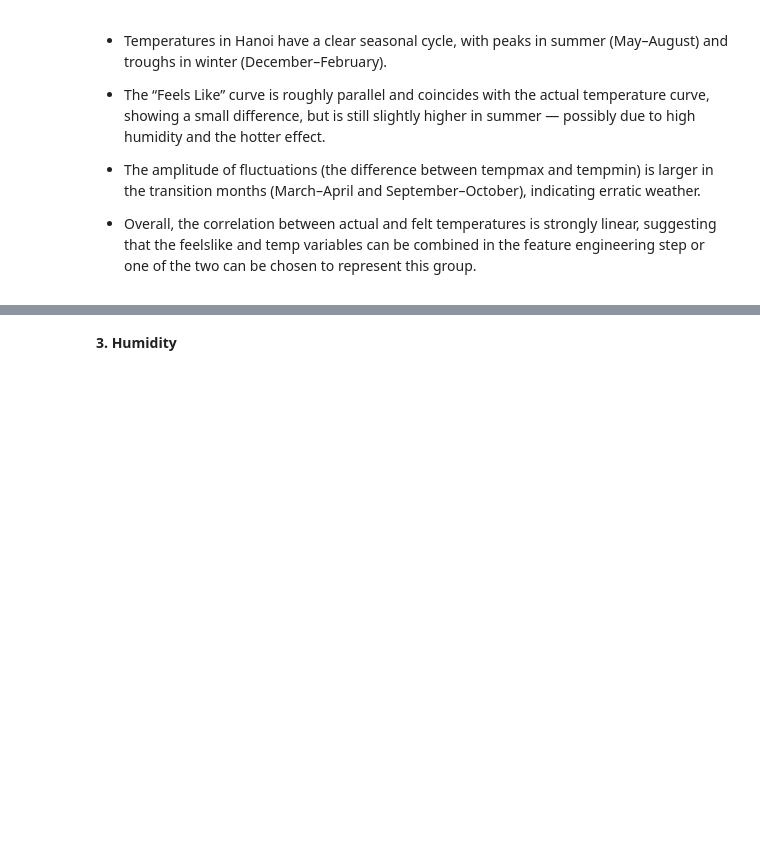
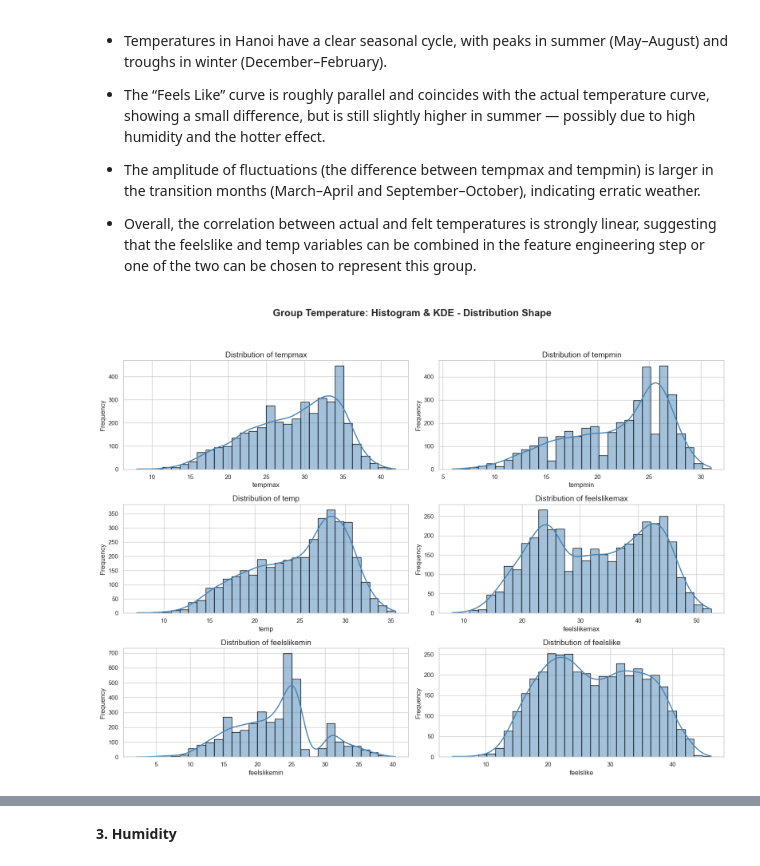
Before and after one commit to tungvoi38/Machine_Learning_Group_3, a Jupyter notebook: temperature_prediction_Hanoi/notebooks/01-data_understanding.ipynb, the cells around one changed output, grey strips where cells are left out. Drawn from its saved outputs; the diff is of its cells as text; code cells hidden in the pictures; blank space fills up the shorter version.

Commit message:
frequency distribution

```diff
--- a/temperature_prediction_Hanoi/notebooks/01-data_understanding.ipynb
+++ b/temperature_prediction_Hanoi/notebooks/01-data_understanding.ipynb
@@ -273,3 +273,29 @@ plt.show()
 - The amplitude of fluctuations (the difference between tempmax and tempmin) is larger in the transition months (March–April and September–October), indicating erratic weather.
 
 - Overall, the correlation between actual and felt temperatures is strongly linear, suggesting that the feelslike and temp variables can be combined in the feature engineering step or one of the two can be chosen to represent this group.
+# %%
+group_name = 'Temperature'
+features = ['tempmax', 'tempmin', 'temp', 'feelslikemax', 'feelslikemin', 'feelslike']
+
+n_features = len(features)
+n_cols = 2
+n_rows = int(np.ceil(n_features / n_cols))
+plt.rcParams['figure.figsize'] = (16, 4 * n_rows)
+
+fig_hist, axes_hist = plt.subplots(n_rows, n_cols, figsize=(16, 4 * n_rows))
+fig_hist.suptitle(f'Group {group_name}: Histogram & KDE - Distribution Shape',
+                  fontsize=18, fontweight='bold', y=1.02)
+axes_hist = axes_hist.flatten()
+for i, col in enumerate(features):
+    if col in data.columns:
+        sns.histplot(data=data, x=col, kde=True, ax=axes_hist[i], color="#4885B6",
+                     edgecolor='black', bins=30, line_kws={'lw': 2, 'color': 'red'})
+        axes_hist[i].set_title(f'Distribution of {col}', fontsize=14)
+        axes_hist[i].set_ylabel('Frequency', fontsize=12)
+for j in range(i + 1, n_rows * n_cols):
+    if j < len(axes_hist):
+        fig_hist.delaxes(axes_hist[j])
+plt.tight_layout(rect=[0, 0.03, 1, 0.98])
+plt.show()
+# %% [output]
+[figure, added]
```
Also changed, not shown: parts of 13 cells of this notebook, 2 other files.
